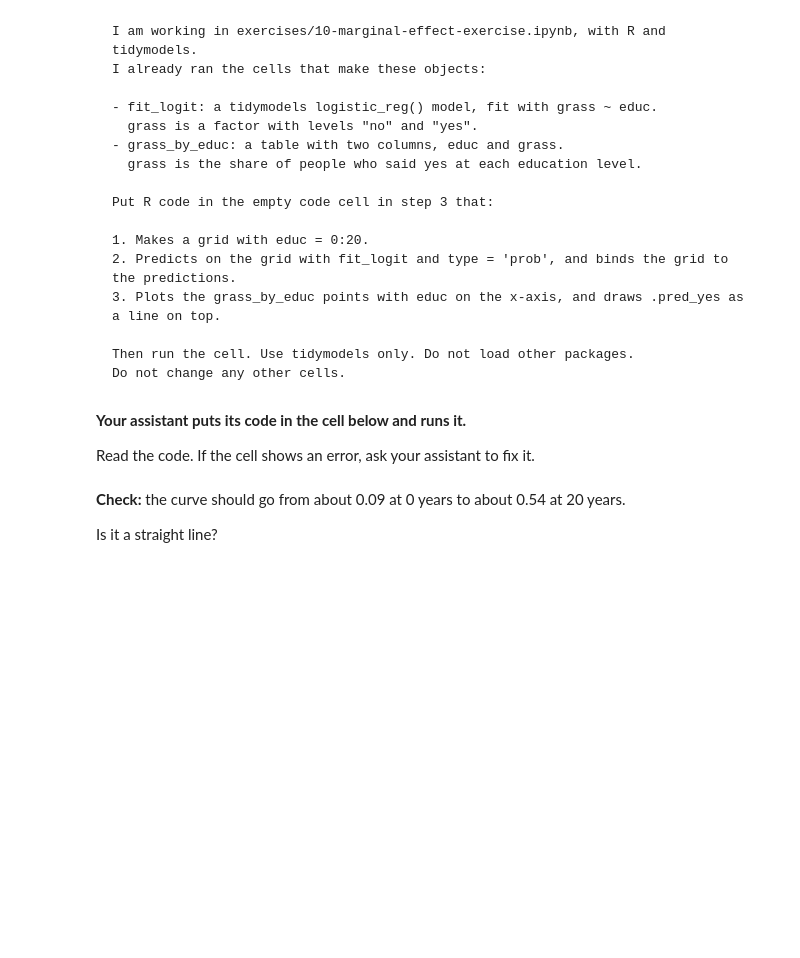
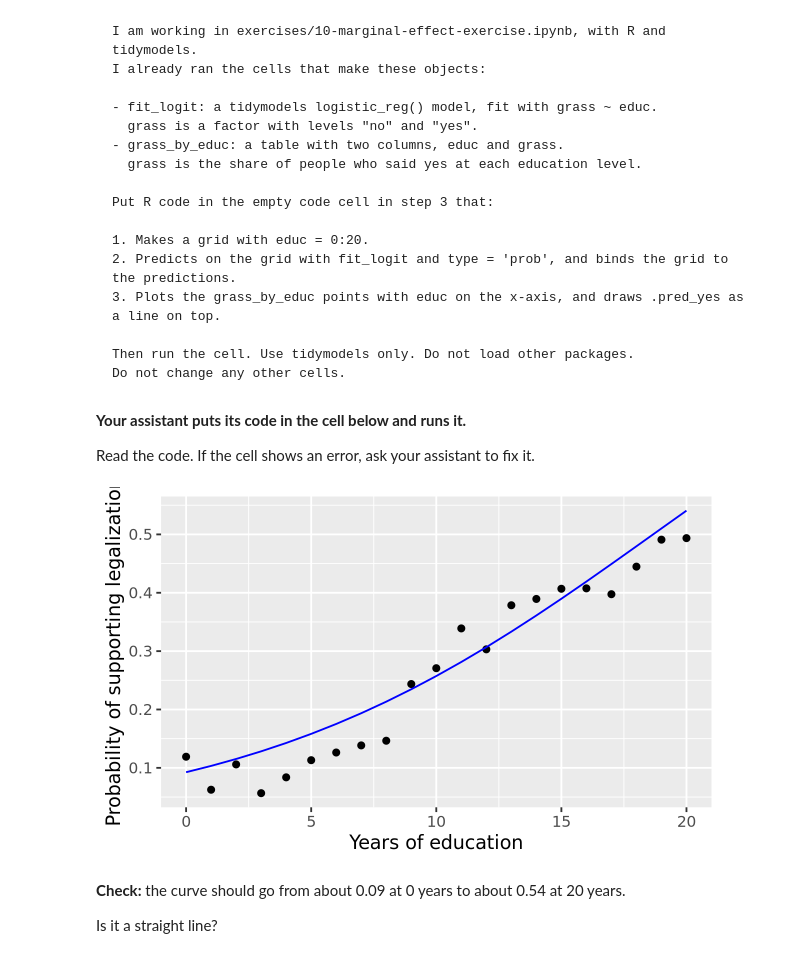
Before and after one commit to Etornamagbemabiese/codespace, a Jupyter notebook: exercises/10-marginal-effect-exercise.ipynb, the cells around one changed output. Saved outputs shown, nothing was run; the diff lists cells and outputs as text; code cells hidden in the pictures; blank space fills up the shorter version.

```diff
--- a/exercises/10-marginal-effect-exercise.ipynb
+++ b/exercises/10-marginal-effect-exercise.ipynb
@@ -89,6 +134,24 @@ Do not change any other cells.
 **Your assistant puts its code in the cell below and runs it.**
 
 Read the code. If the cell shows an error, ask your assistant to fix it.
+# %%
+educ_grid <- tibble(educ = 0:20)
+
+grid_predictions <- bind_cols(
+    educ_grid,
+    predict(fit_logit, new_data = educ_grid, type = "prob")
+)
+
+ggplot(grass_by_educ, aes(x = educ, y = grass)) +
+    geom_point() +
+    geom_line(
+        data = grid_predictions,
+        aes(y = .pred_yes),
+        color = "blue"
+    ) +
+    labs(x = "Years of education", y = "Probability of supporting legalization")
+# %% [output]
+[figure, added]
 # %% [markdown]
 **Check:** the curve should go from about 0.09 at 0 years to about 0.54 at 20 years.
 
```
Also changed, not shown: parts of 6 cells of this notebook.
